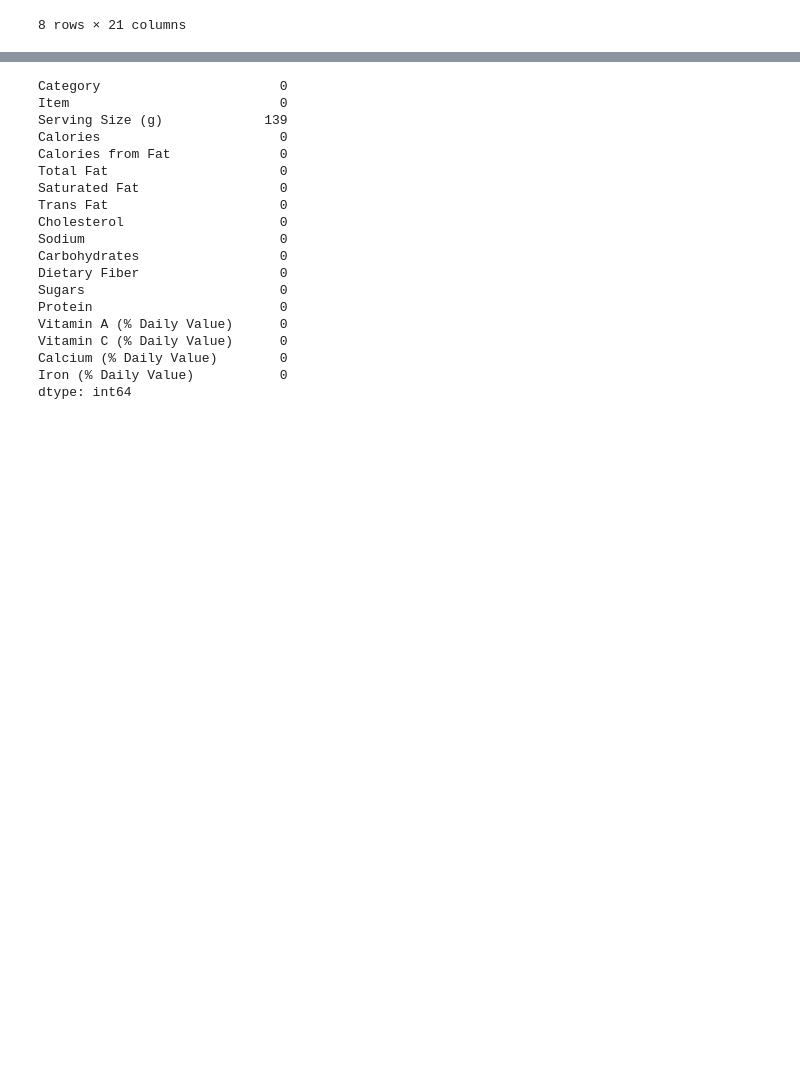
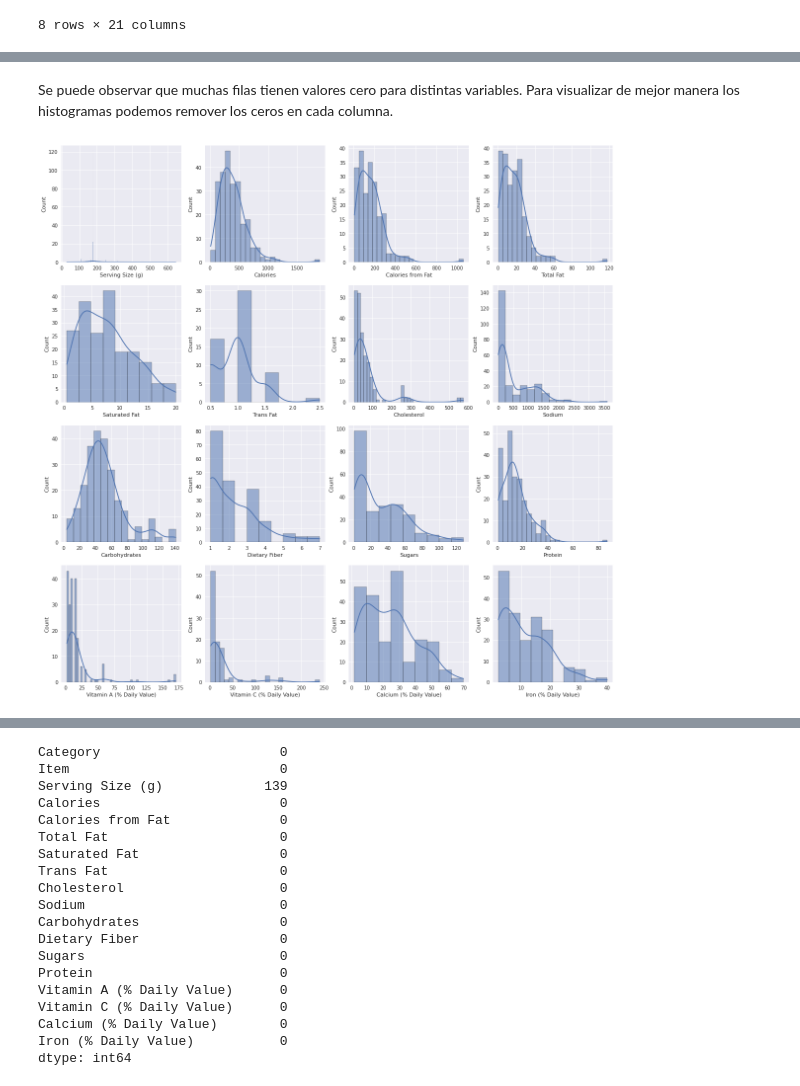
Before and after one commit to achurichi/CEIA-analisis_de_datos, a Jupyter notebook: TP_final/tp.ipynb, the cells around one changed output, grey strips where cells are left out. Cells and saved outputs as stored; diff of their text form; code cells hidden in the pictures; blank space fills up the shorter version.

```diff
--- a/TP_final/tp.ipynb
+++ b/TP_final/tp.ipynb
@@ -163,0 +171,9 @@ for ax, feature in zip(axes.flat, df_numeric.columns):
+# %% [markdown]
+Se puede observar que muchas filas tienen valores cero para distintas variables. Para visualizar de mejor manera los histogramas podemos remover los ceros en cada columna.
+# %%
+f, axes = plt.subplots(4, 4, figsize=(20, 20))
+for ax, feature in zip(axes.flat, df_numeric.columns):
+    relevant_values = df_numeric[feature][df_numeric[feature] > 0]
+    sns.histplot(relevant_values, ax=ax, kde=True)
+# %% [output]
+[figure, added]
```
Also changed, not shown: parts of 13 cells of this notebook, 1 other file.
